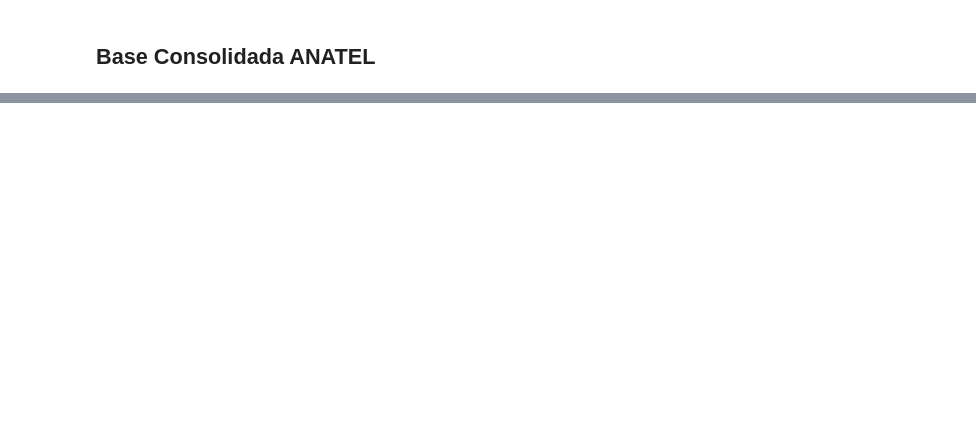
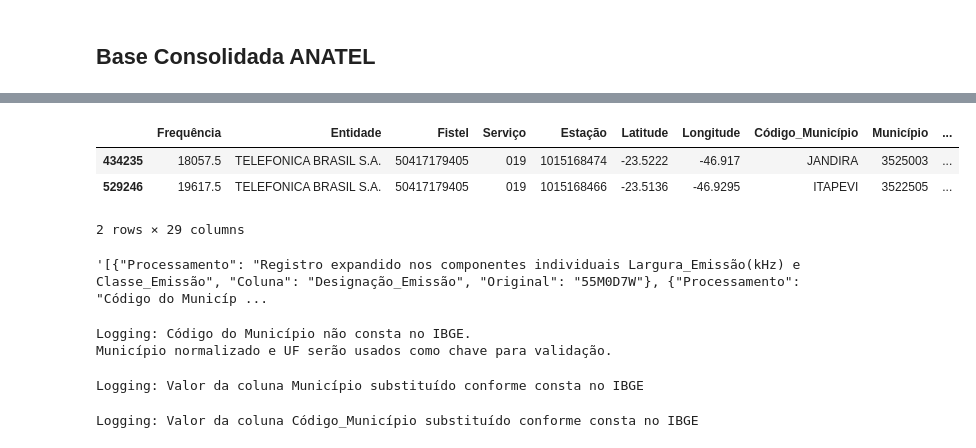
Before and after one commit to InovaFiscaliza/EmissorasRF, a Jupyter notebook: nbs/04_estacoes.ipynb, the cells around one changed output, grey strips where cells are left out. Cells and saved outputs as stored; diff of their text form; code cells hidden in the pictures; blank space fills up the shorter version.

```diff
--- a/nbs/04_estacoes.ipynb
+++ b/nbs/04_estacoes.ipynb
@@ -851,0 +230,19 @@ class Estacoes(Base):
+# %%
+c = g.df['Código_Município'].isna() & df['Código_Município'].notna()
+df[c]
+# %% [output]
+|  | Frequência | Entidade | Fistel | Serviço | Estação | Latitude | Longitude | Código_Município | Município | ... |
+| 434235 | 18057.5 | TELEFONICA BRASIL S.A. | 50417179405 | 019 | 1015168474 | -23.5222 | -46.917 | JANDIRA | 3525003 | ... |
+| 529246 | 19617.5 | TELEFONICA BRASIL S.A. | 50417179405 | 019 | 1015168466 | -23.5136 | -46.9295 | ITAPEVI | 3522505 | ... |
+2 rows × 29 columns
+# %%
+g.df[c].loc[434235, 'Log']
+# %% [output]
+'[{"Processamento": "Registro expandido nos componentes individuais Largura_Emissão(kHz) e Classe_Emissão", "Coluna": "Designação_Emissão", "Original": "55M0D7W"}, {"Processamento": "Código do Municíp ...
+# %%
+g.merge_df_with_ibge()
+# %% [output]
+Logging: Código do Município não consta no IBGE.
+Município normalizado e UF serão usados como chave para validação.
+Logging: Valor da coluna Município substituído conforme consta no IBGE
+Logging: Valor da coluna Código_Município substituído conforme consta no IBGE
```
Also changed, not shown: parts of 28 cells of this notebook, 4 other files.
